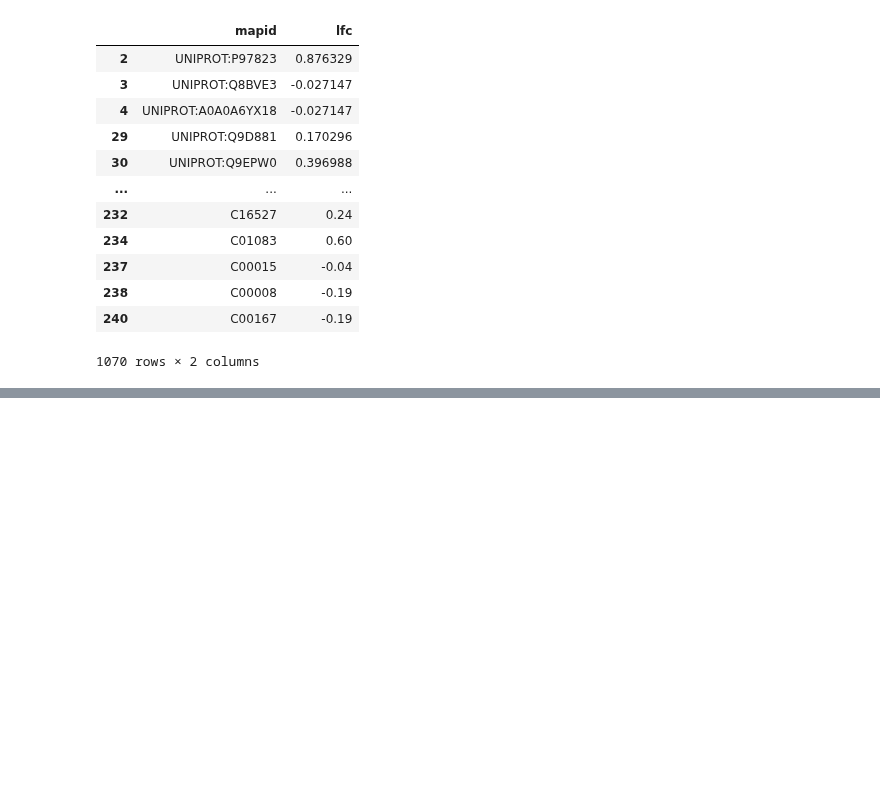
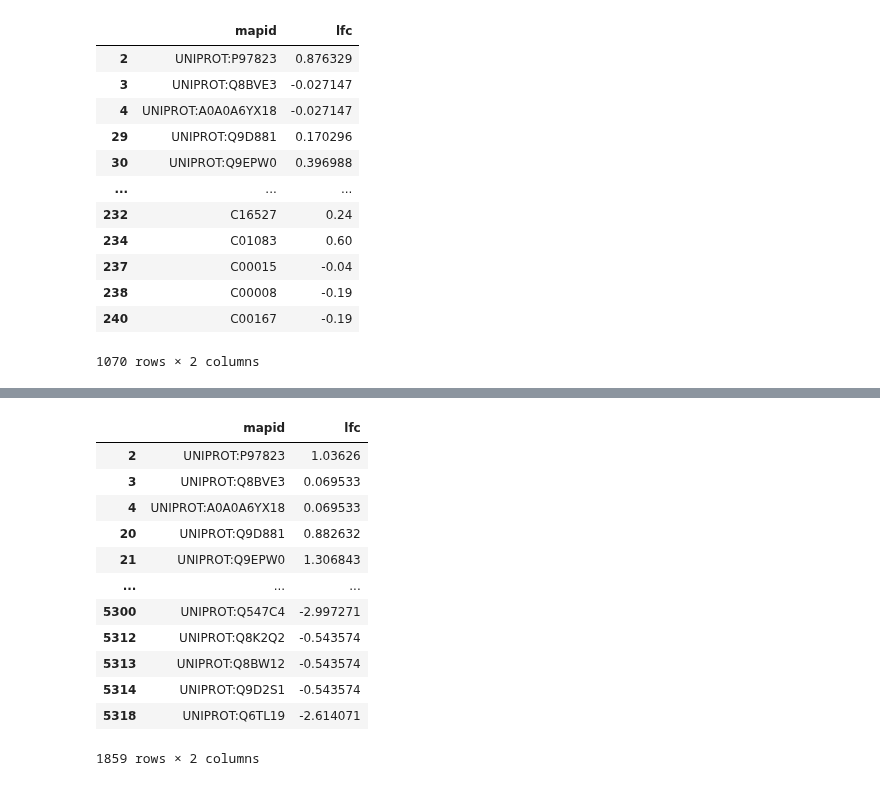
Before and after one commit to menchelab/novarinocollab, a Jupyter notebook: notebooks/metabo_analysis.ipynb, the cells around one changed output, grey strips where cells are left out. Saved outputs shown, nothing was run; the diff lists cells and outputs as text; code cells hidden in the pictures; blank space fills up the shorter version.

```diff
--- a/notebooks/metabo_analysis.ipynb
+++ b/notebooks/metabo_analysis.ipynb
@@ -1489,0 +1531,23 @@ for key, selection in selections.items():
+# %%
+import numpy as np
+import anndata as ad
+
+# subsampling of cells to balance cell counts
+adatas = dict()
+for class_label, group in adata.obs.groupby('class_label'):
+    min_cell_count = group.groupby('developmental_stage').count().class_label.min()
+
+    # sample cells
+    if min_cell_count > 0:
+        adatas[class_label] = []
+        for devstage in ['E14.5', 'P4', 'Adult']:
+            cells = np.random.choice(
+                adata.obs.loc[(adata.obs.developmental_stage == devstage) & (adata.obs.class_label == class_label), :].index.to_list(),
+                size = min_cell_count,
+                replace = False
+            )
+            adatas[class_label].append(adata[cells, :].copy())
+
+        adatas[class_label] = ad.concat(adatas[class_label])
+
+adatas
@@ -1489,0 +1559,18 @@ for key, selection in selections.items():
+# %%
+lfcs = dict()
+for cell_class, cell_adata in adatas.items():
+    cell_adata = cell_adata.copy()
+    sc.pp.normalize_total(cell_adata)
+    lfcs[cell_class] = dict()
+    for dev1, dev2 in [('E14.5', 'P4'), ('P4', 'Adult')]:
+        dev1means = np.array(cell_adata[cell_adata.obs.developmental_stage == dev1, :].X.mean(axis = 0))[0]
+        dev2means = np.array(cell_adata[cell_adata.obs.developmental_stage == dev2, :].X.mean(axis = 0))[0]
+        lfc = pd.DataFrame(
+            {
+                'genesymbol': cell_adata.var.index,
+                'lfc_rna': np.log2(dev2means/dev1means)
+            }
+        )
+        lfc = lfc[~lfc.lfc_rna.isna() & ~np.isinf(lfc.lfc_rna)]
+        lfcs[cell_class][f'{dev2}/{dev1}'] = lfc
+lfcs
@@ -1489,0 +1689,16 @@ for key, selection in selections.items():
+# %%
+pd.concat(integrated_selections['GABAergic']).drop_duplicates(subset = 'mapid')
+# %% [output]
+|  | mapid | lfc |
+| 2 | UNIPROT:P97823 | 1.03626 |
+| 3 | UNIPROT:Q8BVE3 | 0.069533 |
+| 4 | UNIPROT:A0A0A6YX18 | 0.069533 |
+| 20 | UNIPROT:Q9D881 | 0.882632 |
+| 21 | UNIPROT:Q9EPW0 | 1.306843 |
+| ... | ... | ... |
+| 5300 | UNIPROT:Q547C4 | -2.997271 |
+| 5312 | UNIPROT:Q8K2Q2 | -0.543574 |
+| 5313 | UNIPROT:Q8BW12 | -0.543574 |
+| 5314 | UNIPROT:Q9D2S1 | -0.543574 |
+| 5318 | UNIPROT:Q6TL19 | -2.614071 |
+1859 rows × 2 columns
```
Also changed, not shown: parts of 13 cells of this notebook, 8 other files.
